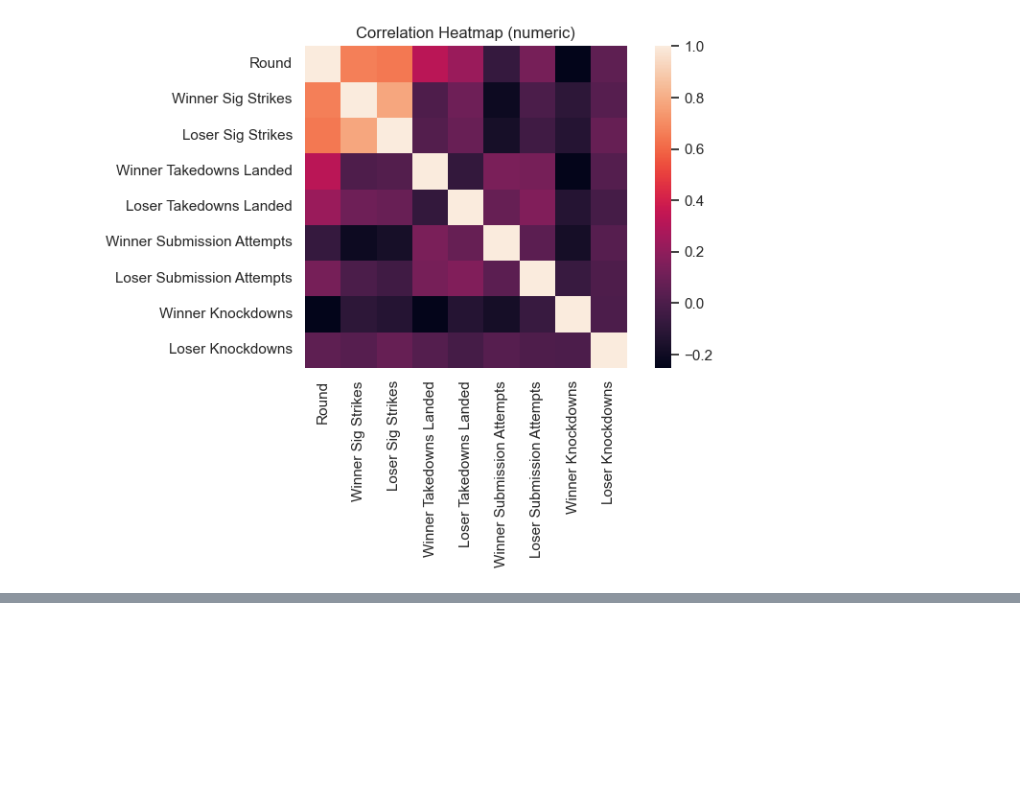
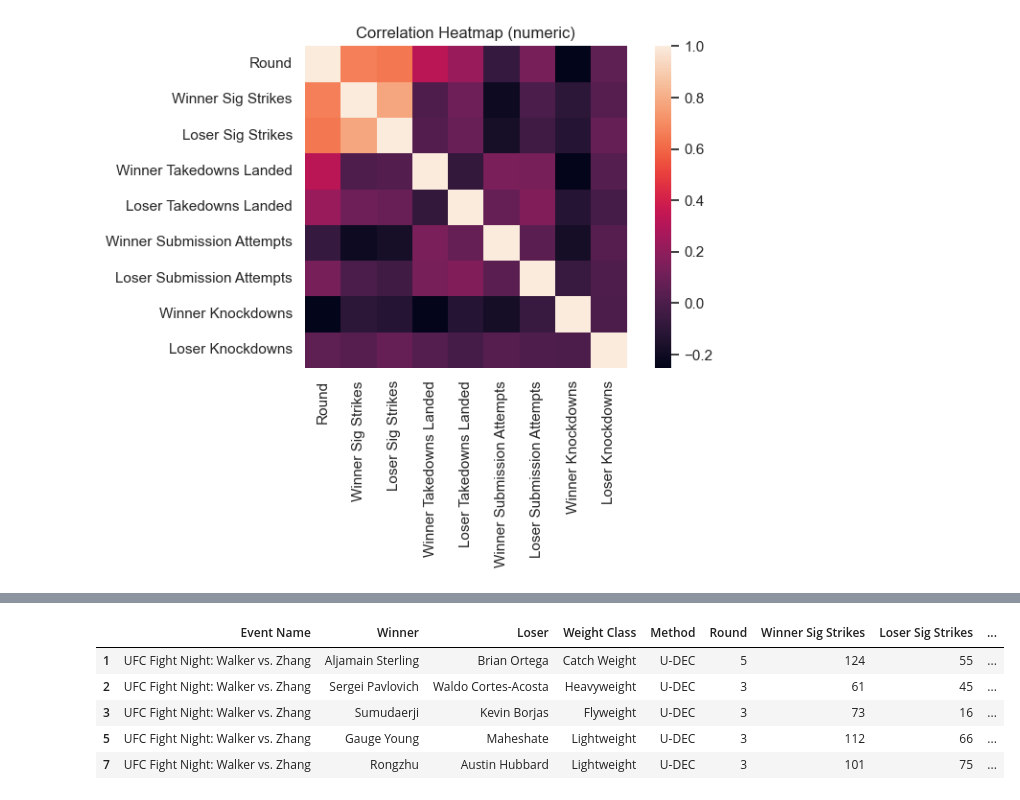
Before and after one commit to kevinxiao-1/UFC-Analysis, a Jupyter notebook: analysis_portfolio.ipynb, the cells around one changed output, grey strips where cells are left out. Saved outputs shown, nothing was run; the diff lists cells and outputs as text; code cells hidden in the pictures; blank space fills up the shorter version.

```diff
--- a/analysis_portfolio_v2.ipynb
+++ b/analysis_portfolio.ipynb
@@ -287,0 +303,20 @@ plt.show()
+# %%
+df_decisions = event_df[event_df['Method'] == ('U-DEC' or 'S-DEC')]
+df_decisions = df_decisions.drop(columns=[
+    'Event Date',
+    'Result',
+    'Time',
+    'Knockdowns',
+    'Strikes',
+    'TD',
+    'Sub'
+])
+
+df_decisions.head()
+# %% [output]
+|  | Event Name | Winner | Loser | Weight Class | Method | Round | Winner Sig Strikes | Loser Sig Strikes | ... |
+| 1 | UFC Fight Night: Walker vs. Zhang | Aljamain Sterling | Brian Ortega | Catch Weight | U-DEC | 5 | 124 | 55 | ... |
+| 2 | UFC Fight Night: Walker vs. Zhang | Sergei Pavlovich | Waldo Cortes-Acosta | Heavyweight | U-DEC | 3 | 61 | 45 | ... |
+| 3 | UFC Fight Night: Walker vs. Zhang | Sumudaerji | Kevin Borjas | Flyweight | U-DEC | 3 | 73 | 16 | ... |
+| 5 | UFC Fight Night: Walker vs. Zhang | Gauge Young | Maheshate | Lightweight | U-DEC | 3 | 112 | 66 | ... |
+| 7 | UFC Fight Night: Walker vs. Zhang | Rongzhu | Austin Hubbard | Lightweight | U-DEC | 3 | 101 | 75 | ... |
```
Also changed, not shown: parts of 9 cells of this notebook, 2 other files.
